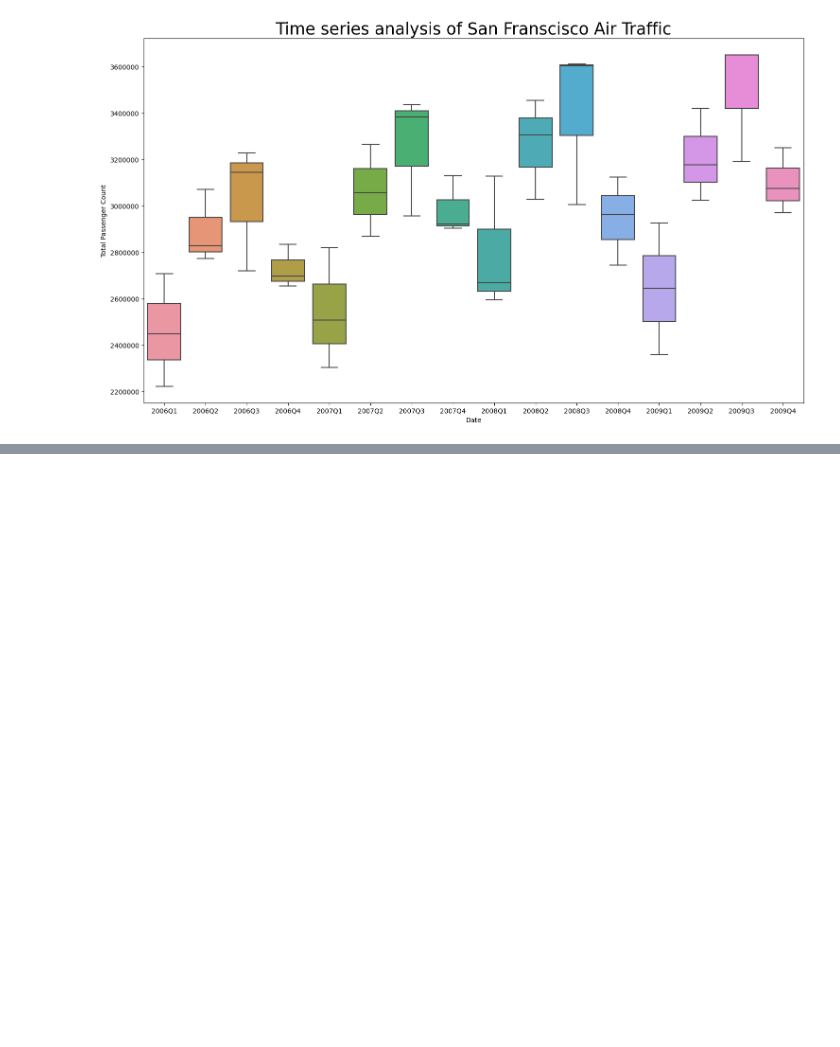
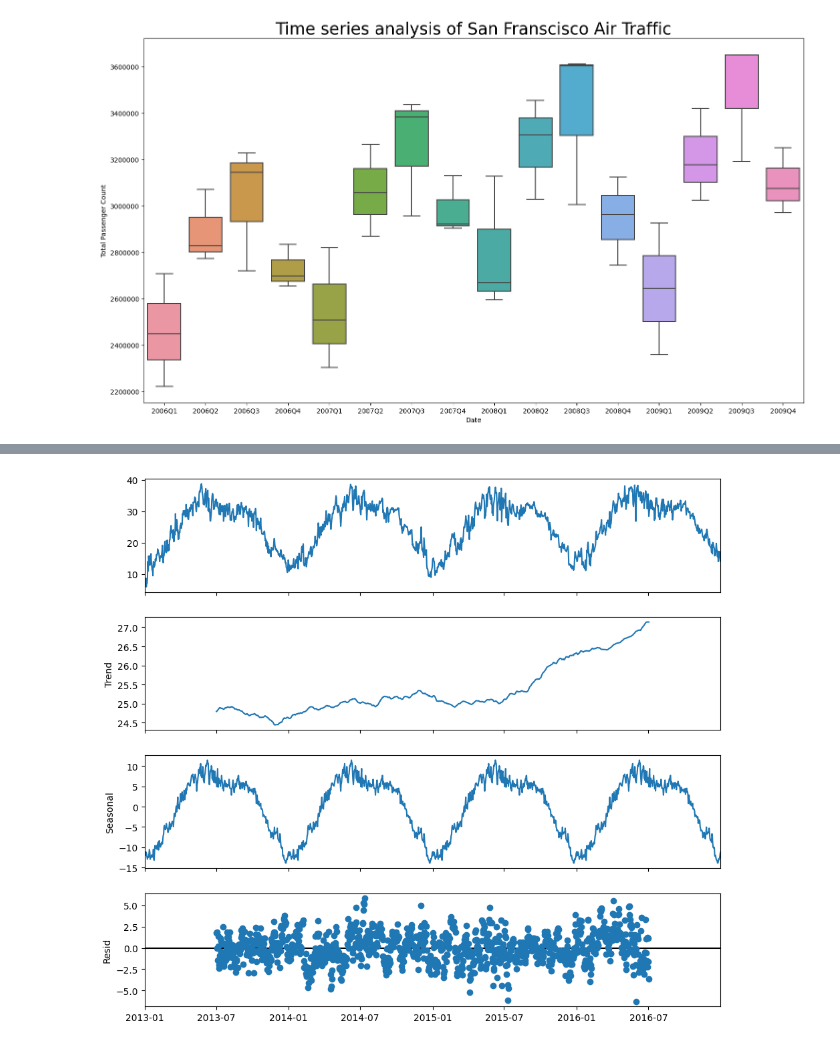
Before and after one commit to yastiaisyah/AnalisisDataForensik, a Jupyter notebook: CH7.ipynb, the cells around one changed output, grey strips where cells are left out. Saved outputs shown, nothing was run; the diff lists cells and outputs as text; code cells hidden in the pictures; blank space fills up the shorter version.

```diff
--- a/CH7.ipynb
+++ b/CH7.ipynb
@@ -91,0 +185,10 @@ plt.ticklabel_format(style='plain', axis='y')
+# %%
+#Decompose Timeseries using Additive model
+decomposition_add = seasonal_decompose(weather_data,
+                                              model='additive',period = 365)
+
+fig = decomposition_add.plot()
+fig.set_size_inches((10, 9))
+plt.show()
+# %% [output]
+[figure, added]
```
Also changed, not shown: parts of 14 cells of this notebook.
